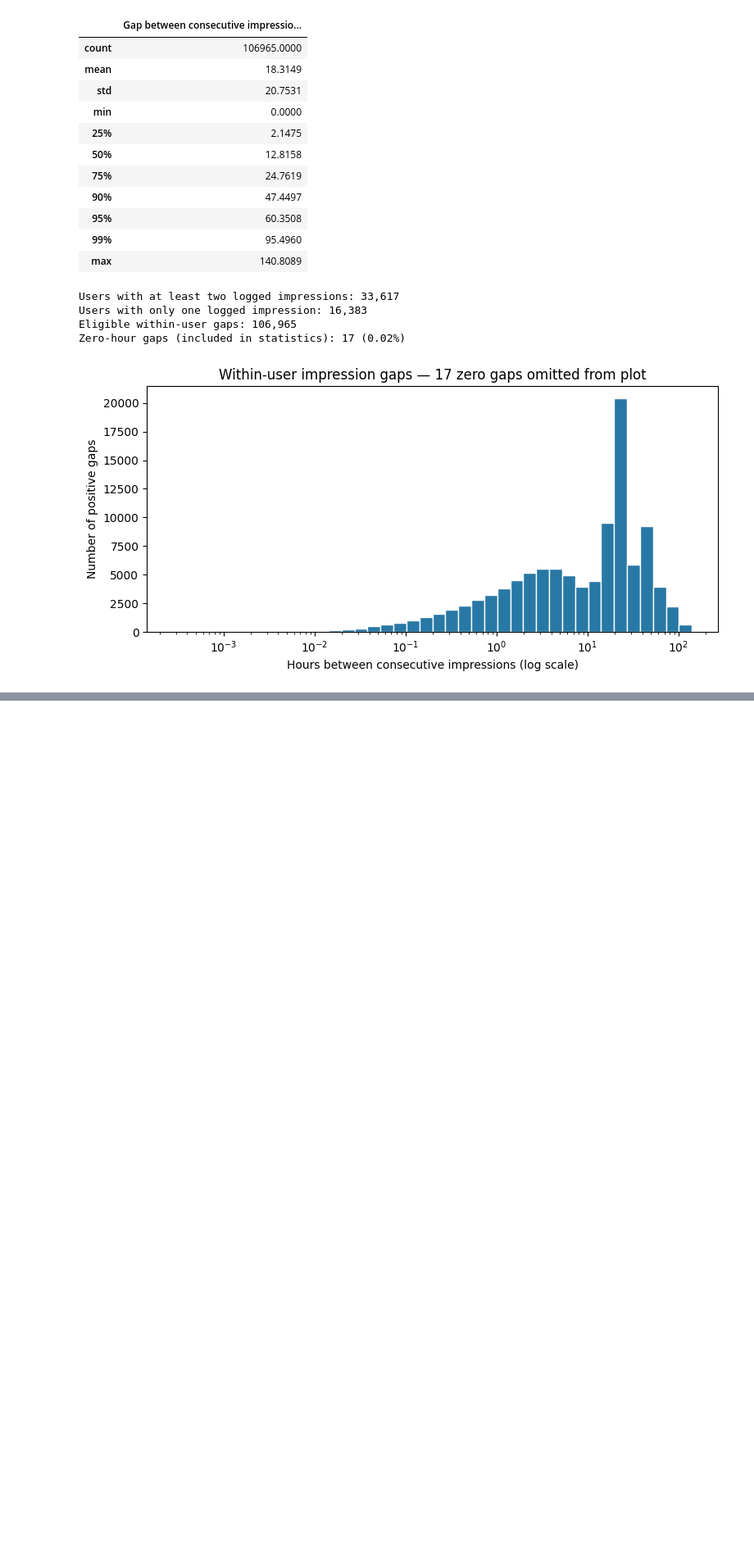
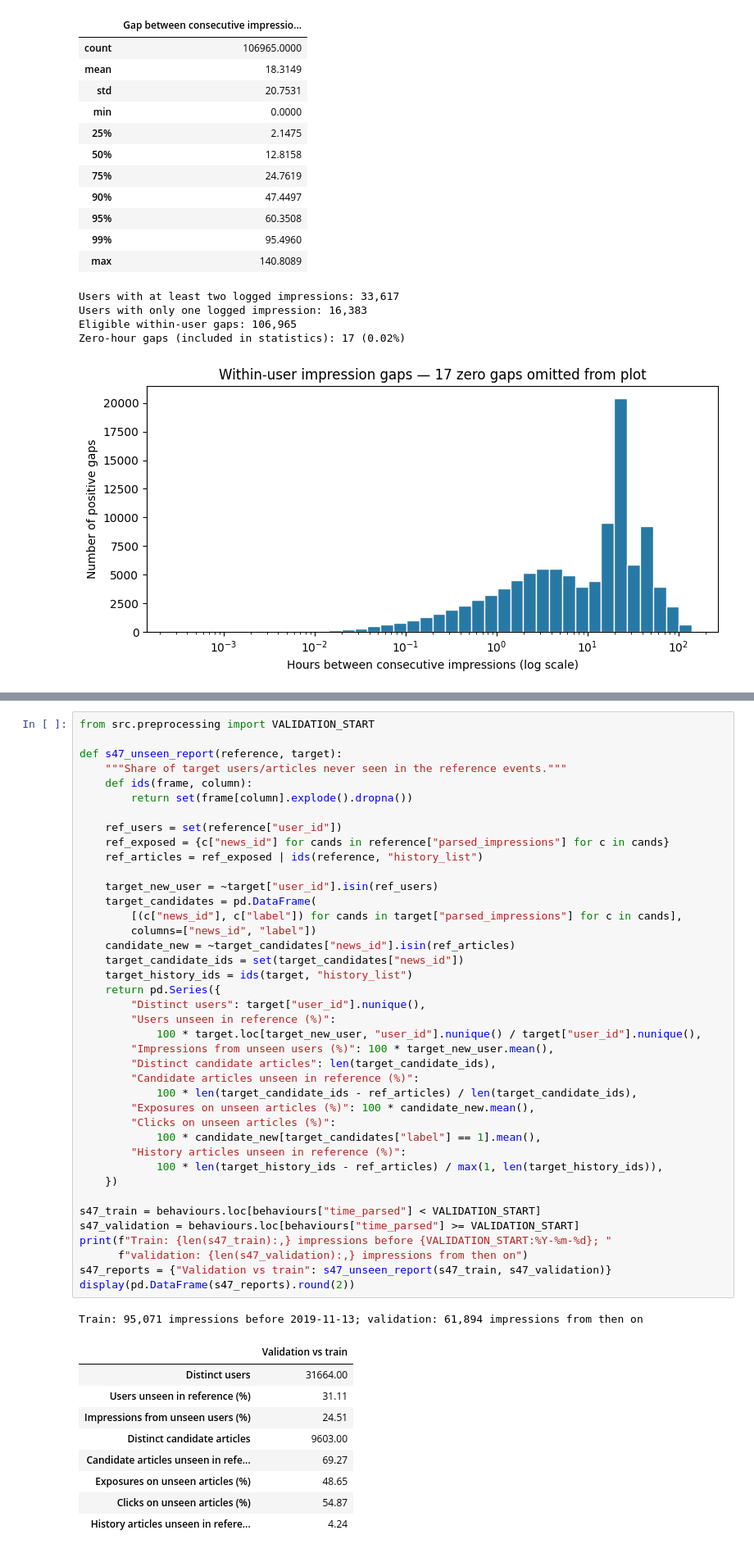
Before and after one commit to JariusF10-8/bt4222, a Jupyter notebook: notebooks/eda/Dataset_EDA.ipynb, the cells around one changed output, grey strips where cells are left out. Shown at 82% size. Drawn from its saved outputs; the diff is of its cells as text; blank space fills up the shorter version.

```diff
--- a/notebooks/eda/Dataset_EDA.ipynb
+++ b/notebooks/eda/Dataset_EDA.ipynb
@@ -1309,0 +1487,51 @@ Zero-hour gaps (included in statistics): 17 (0.02%)
+# %%
+from src.preprocessing import VALIDATION_START
+
+def s47_unseen_report(reference, target):
+    """Share of target users/articles never seen in the reference events."""
+    def ids(frame, column):
+        return set(frame[column].explode().dropna())
+
+    ref_users = set(reference["user_id"])
+    ref_exposed = {c["news_id"] for cands in reference["parsed_impressions"] for c in cands}
+    ref_articles = ref_exposed | ids(reference, "history_list")
+
+    target_new_user = ~target["user_id"].isin(ref_users)
+    target_candidates = pd.DataFrame(
+        [(c["news_id"], c["label"]) for cands in target["parsed_impressions"] for c in cands],
+        columns=["news_id", "label"])
+    candidate_new = ~target_candidates["news_id"].isin(ref_articles)
+    target_candidate_ids = set(target_candidates["news_id"])
+    target_history_ids = ids(target, "history_list")
+    return pd.Series({
+        "Distinct users": target["user_id"].nunique(),
+        "Users unseen in reference (%)":
+            100 * target.loc[target_new_user, "user_id"].nunique() / target["user_id"].nunique(),
+        "Impressions from unseen users (%)": 100 * target_new_user.mean(),
+        "Distinct candidate articles": len(target_candidate_ids),
+        "Candidate articles unseen in reference (%)":
+            100 * len(target_candidate_ids - ref_articles) / len(target_candidate_ids),
+        "Exposures on unseen articles (%)": 100 * candidate_new.mean(),
+        "Clicks on unseen articles (%)":
+            100 * candidate_new[target_candidates["label"] == 1].mean(),
+        "History articles unseen in reference (%)":
+            100 * len(target_history_ids - ref_articles) / max(1, len(target_history_ids)),
+    })
+
+s47_train = behaviours.loc[behaviours["time_parsed"] < VALIDATION_START]
+s47_validation = behaviours.loc[behaviours["time_parsed"] >= VALIDATION_START]
+print(f"Train: {len(s47_train):,} impressions before {VALIDATION_START:%Y-%m-%d}; "
+      f"validation: {len(s47_validation):,} impressions from then on")
+s47_reports = {"Validation vs train": s47_unseen_report(s47_train, s47_validation)}
+display(pd.DataFrame(s47_reports).round(2))
+# %% [output]
+Train: 95,071 impressions before 2019-11-13; validation: 61,894 impressions from then on
+|  | Validation vs train |
+| Distinct users | 31664.00 |
+| Users unseen in reference (%) | 31.11 |
+| Impressions from unseen users (%) | 24.51 |
+| Distinct candidate articles | 9603.00 |
+| Candidate articles unseen in refe... | 69.27 |
+| Exposures on unseen articles (%) | 48.65 |
+| Clicks on unseen articles (%) | 54.87 |
+| History articles unseen in refere... | 4.24 |
```
Also changed, not shown: parts of 5 cells of this notebook, 5 other files.
